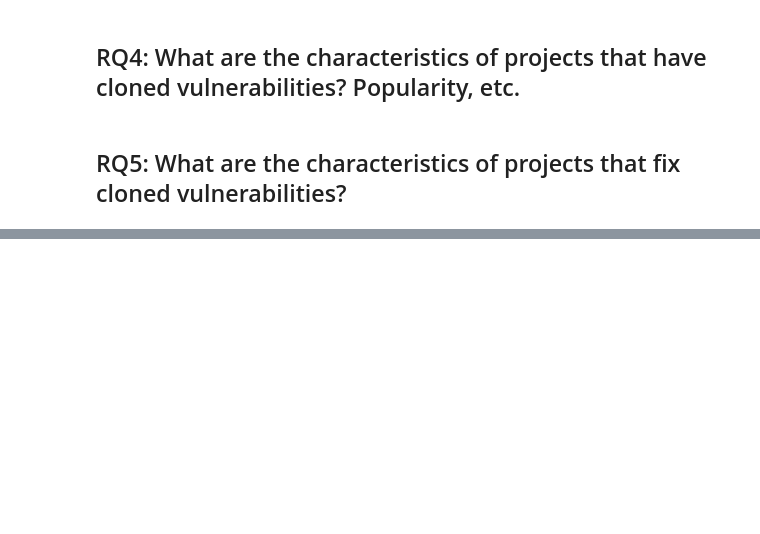
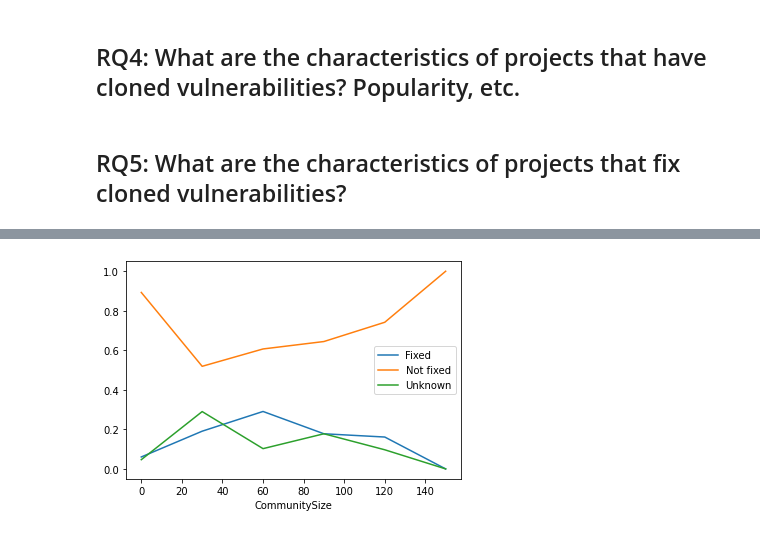
Before and after one commit to woc-hack/kjd, a Jupyter notebook: Data analysis.ipynb, the cells around one changed output, grey strips where cells are left out. Cells and saved outputs as stored; diff of their text form; code cells hidden in the pictures; blank space fills up the shorter version.

```diff
--- a/Data analysis.ipynb
+++ b/Data analysis.ipynb
@@ -271,0 +839,4 @@ __Answer__: 50% of the cloned vulnerabilities that are fixed are fixed within a
+# %%
+plotByValueIncreasing("CommunitySize", 30, df, 160, True)
+# %% [output]
+[figure, added]
```
Also changed, not shown: parts of 57 cells of this notebook.
